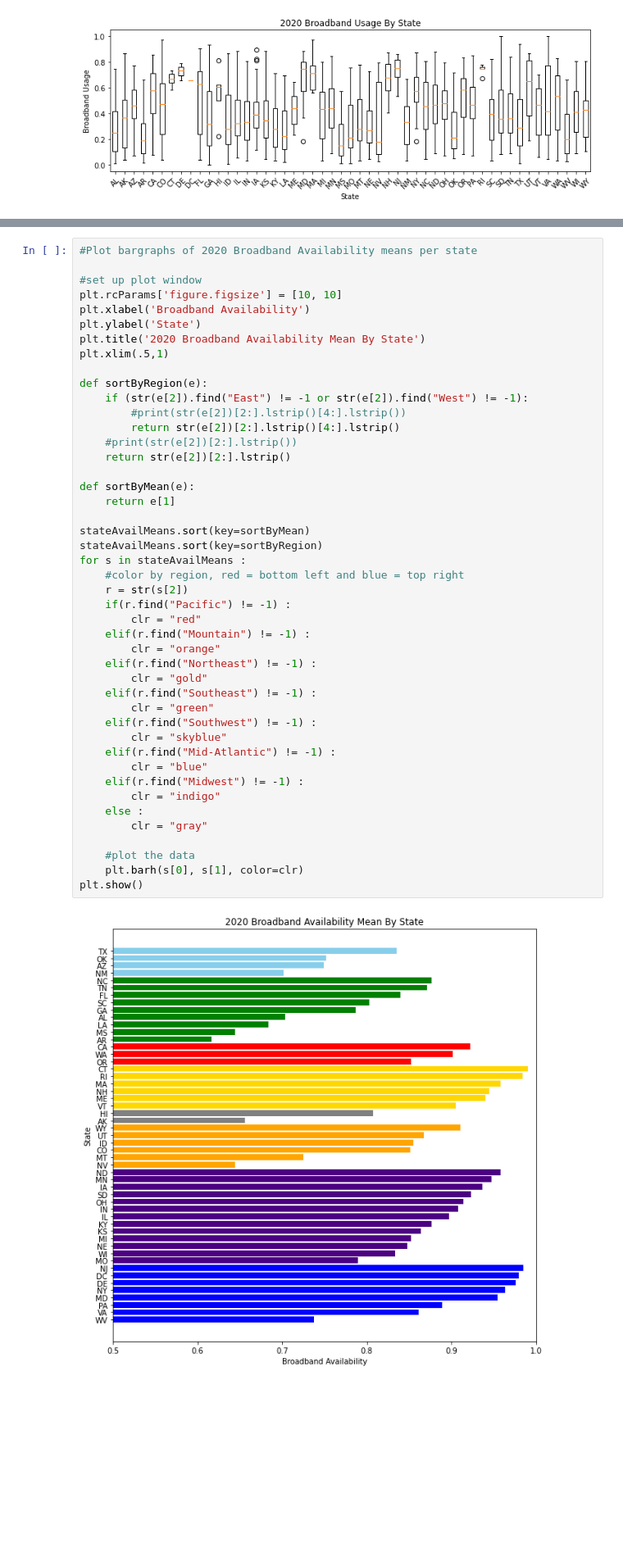
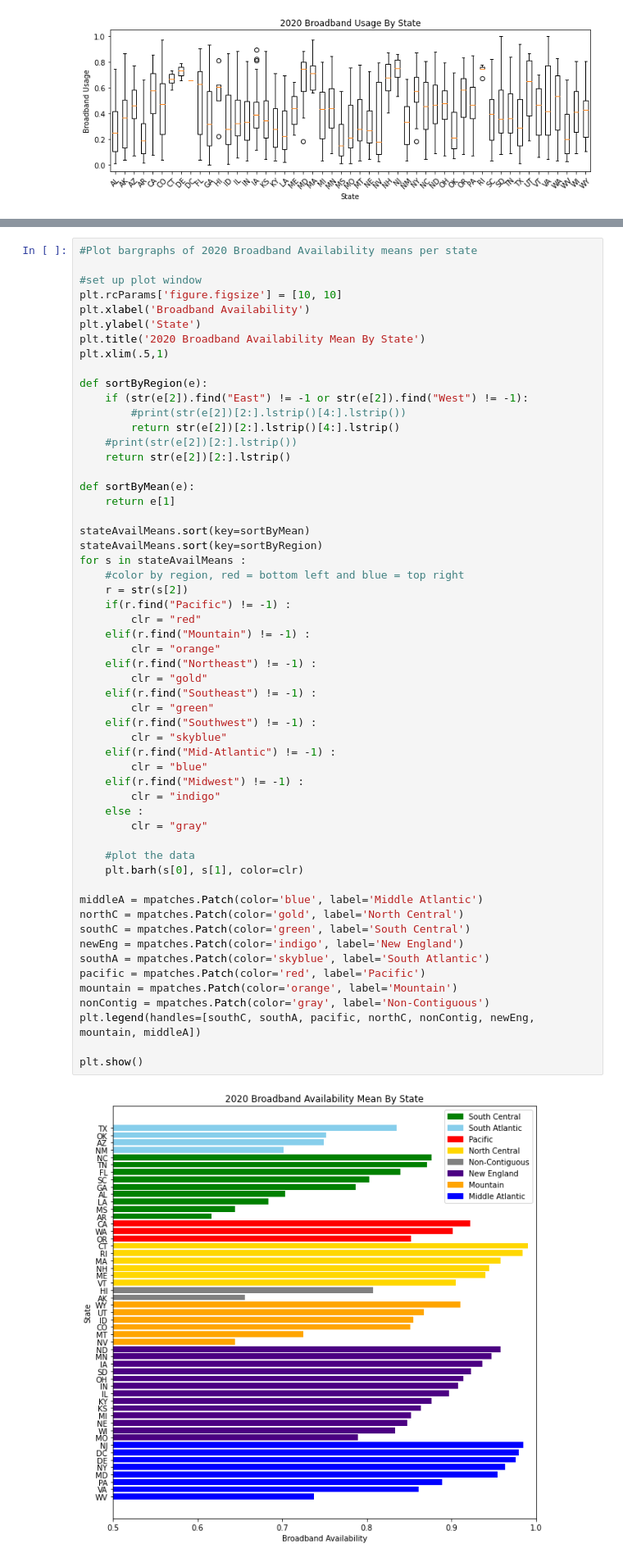
Before and after one commit to DragonGriffon2003/2021_DataSoup_DataFest, a Jupyter notebook: Data-Vis-2.ipynb, the cells around one changed output, grey strips where cells are left out. Shown at 82% size. Cells and saved outputs as stored; diff of their text form; blank space fills up the shorter version.

Commit message:
added legend credit: james

```diff
--- a/Data-Vis-2.ipynb
+++ b/Data-Vis-2.ipynb
@@ -351,31 +352,42 @@ def sortByRegion(e):
 
 def sortByMean(e):
     return e[1]
 
 stateAvailMeans.sort(key=sortByMean)
 stateAvailMeans.sort(key=sortByRegion)
 for s in stateAvailMeans :
     #color by region, red = bottom left and blue = top right
     r = str(s[2])
     if(r.find("Pacific") != -1) :
         clr = "red"
     elif(r.find("Mountain") != -1) :
         clr = "orange"
     elif(r.find("Northeast") != -1) :
         clr = "gold"
     elif(r.find("Southeast") != -1) :
         clr = "green"
     elif(r.find("Southwest") != -1) :
         clr = "skyblue"
     elif(r.find("Mid-Atlantic") != -1) :
         clr = "blue"
     elif(r.find("Midwest") != -1) :
         clr = "indigo"
     else :
         clr = "gray"
 
     #plot the data
     plt.barh(s[0], s[1], color=clr)
+
+middleA = mpatches.Patch(color='blue', label='Middle Atlantic')
+northC = mpatches.Patch(color='gold', label='North Central')
+southC = mpatches.Patch(color='green', label='South Central')
+newEng = mpatches.Patch(color='indigo', label='New England')
+southA = mpatches.Patch(color='skyblue', label='South Atlantic')
+pacific = mpatches.Patch(color='red', label='Pacific')
+mountain = mpatches.Patch(color='orange', label='Mountain')
+nonContig = mpatches.Patch(color='gray', label='Non-Contiguous')
+plt.legend(handles=[southC, southA, pacific, northC, nonContig, newEng, mountain, middleA])
+
 plt.show()
 # %% [output]
-[figure, old version]
+[figure, new version]
```
Also changed, not shown: parts of 1 cell of this notebook.
